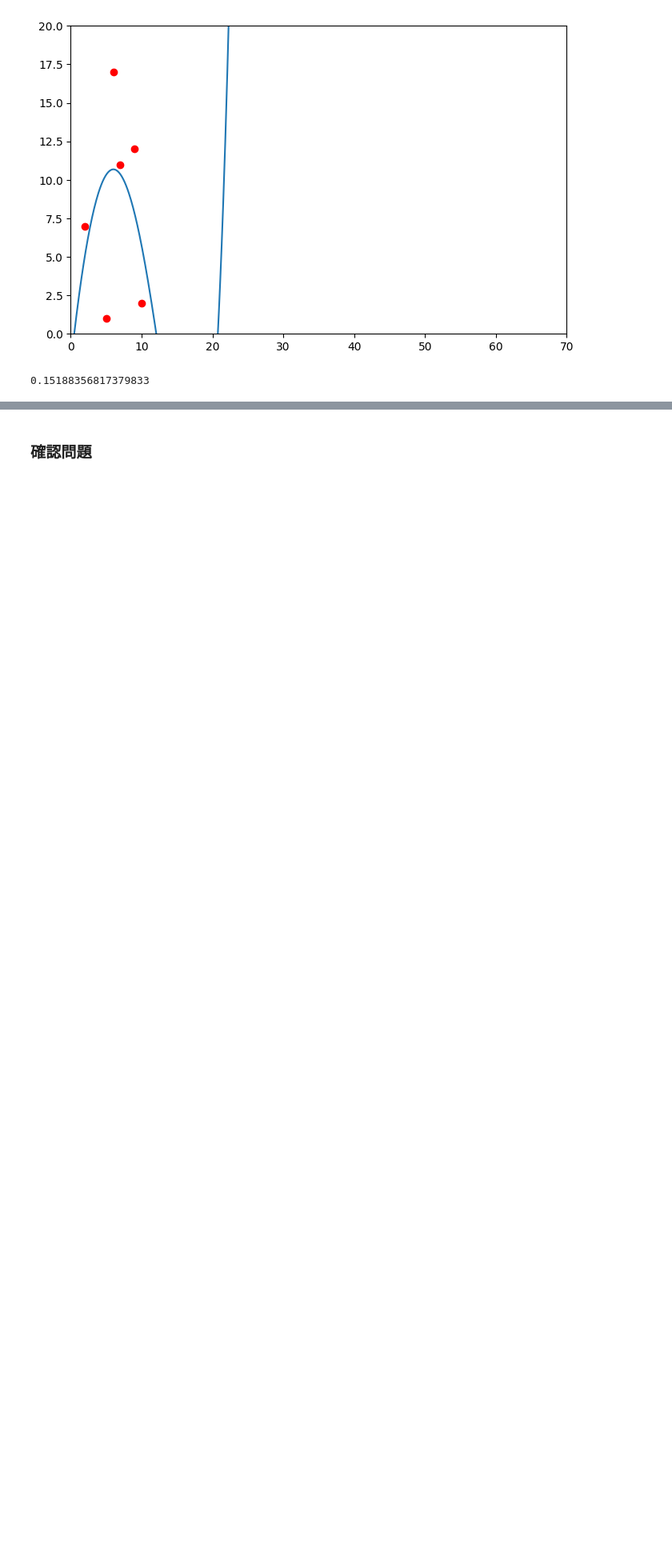
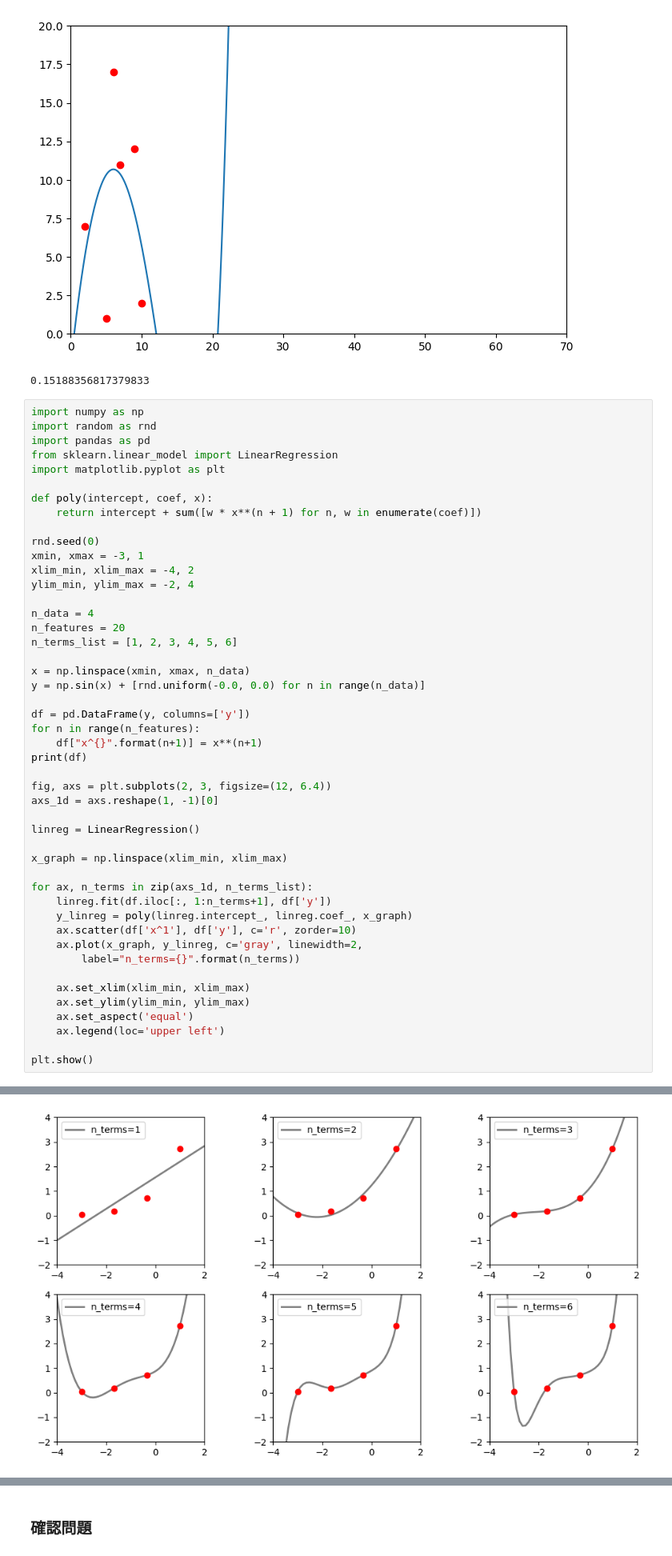
Before and after one commit to aice-ice/Senior-project, a Jupyter notebook: multiple_regression.ipynb, the cells around one changed output, grey strips where cells are left out. Shown at 80% size. Cells and saved outputs as stored; diff of their text form; blank space fills up the shorter version.

Commit message:
chore: Refactor code for single regression analysis and model evaluation

```diff
--- a/multiple_regression.ipynb
+++ b/multiple_regression.ipynb
@@ -313,3 +313,51 @@ print(r2)
 # %% [output]
 [figure]
 0.15188356817379833
+# %%
+import numpy as np
+import random as rnd
+import pandas as pd
+from sklearn.linear_model import LinearRegression
+import matplotlib.pyplot as plt
+
+def poly(intercept, coef, x):
+    return intercept + sum([w * x**(n + 1) for n, w in enumerate(coef)])
+
+rnd.seed(0)
+xmin, xmax = -3, 1
+xlim_min, xlim_max = -4, 2
+ylim_min, ylim_max = -2, 4
+
+n_data = 4
+n_features = 20
+n_terms_list = [1, 2, 3, 4, 5, 6]
+
+x = np.linspace(xmin, xmax, n_data)
+y = np.sin(x) + [rnd.uniform(-0.0, 0.0) for n in range(n_data)]
+
+df = pd.DataFrame(y, columns=['y'])
+for n in range(n_features):
+    df["x^{}".format(n+1)] = x**(n+1)
+print(df)
+
+fig, axs = plt.subplots(2, 3, figsize=(12, 6.4))
+axs_1d = axs.reshape(1, -1)[0]
+
+linreg = LinearRegression()
+
+x_graph = np.linspace(xlim_min, xlim_max)
+
+for ax, n_terms in zip(axs_1d, n_terms_list):
+    linreg.fit(df.iloc[:, 1:n_terms+1], df['y'])
+    y_linreg = poly(linreg.intercept_, linreg.coef_, x_graph)
+    ax.scatter(df['x^1'], df['y'], c='r', zorder=10)
+    ax.plot(x_graph, y_linreg, c='gray', linewidth=2,
+        label="n_terms={}".format(n_terms))
+
+    ax.set_xlim(xlim_min, xlim_max)
+    ax.set_ylim(ylim_min, ylim_max)
+    ax.set_aspect('equal')
+    ax.legend(loc='upper left')
+
+plt.show()
+# %% [output]
@@ -315,0 +381 @@ print(r2)
+[figure, added]
```
Also changed, not shown: parts of 5 cells of this notebook.
